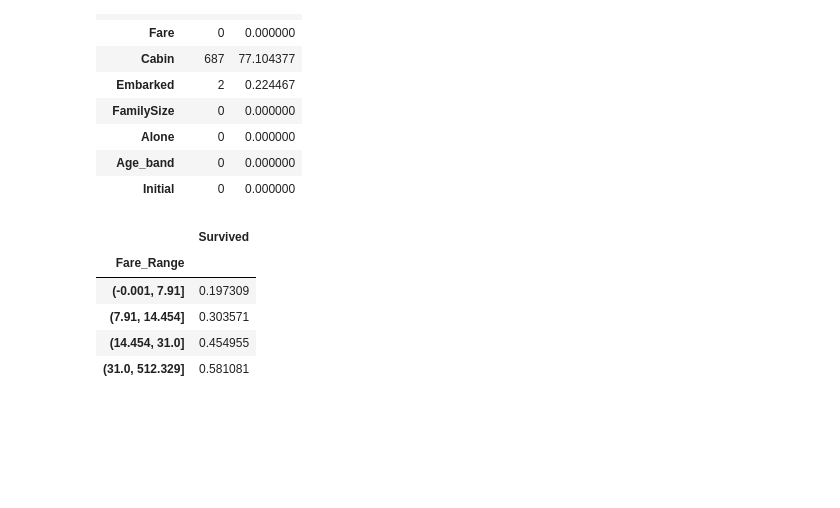
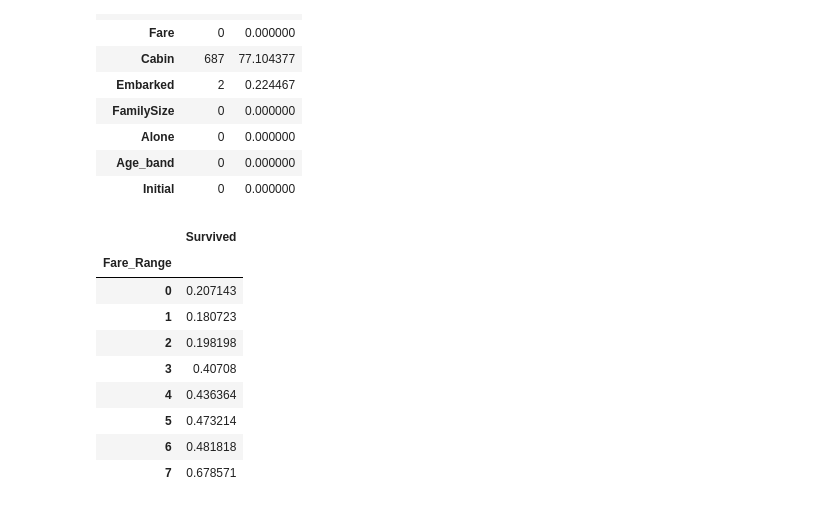
Before and after one commit to xcnkx/kaggle_titanic, a Jupyter notebook: notebooks/kaggle_titanic.ipynb, the cells around one changed output. Cells and saved outputs as stored; diff of their text form; code cells hidden in the pictures; blank space fills up the shorter version.

```diff
--- a/notebooks/kaggle_titanic.ipynb
+++ b/notebooks/kaggle_titanic.ipynb
@@ -343,12 +341,16 @@ missing_table(train_df)
 | Initial | 0 | 0.000000 |
 # %%
 for data in [train_df, test_df]:
-    data['Fare_Range']=pd.qcut(data['Fare'],4)
+    data['Fare_Range']=pd.qcut(data['Fare'],8, labels=False) # With 'labesl=False' we could create a Fare_range column without splitting the categories as like next cell
 train_df.groupby(['Fare_Range'])['Survived'].mean().to_frame().style.background_gradient(cmap='summer_r')
 # %% [output]
 |  | Survived |
 | Fare_Range |  |
-| (-0.001, 7.91] | 0.197309 |
-| (7.91, 14.454] | 0.303571 |
-| (14.454, 31.0] | 0.454955 |
-| (31.0, 512.329] | 0.581081 |
+| 0 | 0.207143 |
+| 1 | 0.180723 |
+| 2 | 0.198198 |
+| 3 | 0.40708 |
+| 4 | 0.436364 |
+| 5 | 0.473214 |
+| 6 | 0.481818 |
+| 7 | 0.678571 |
```
Also changed, not shown: parts of 57 cells of this notebook, 3 other files.
